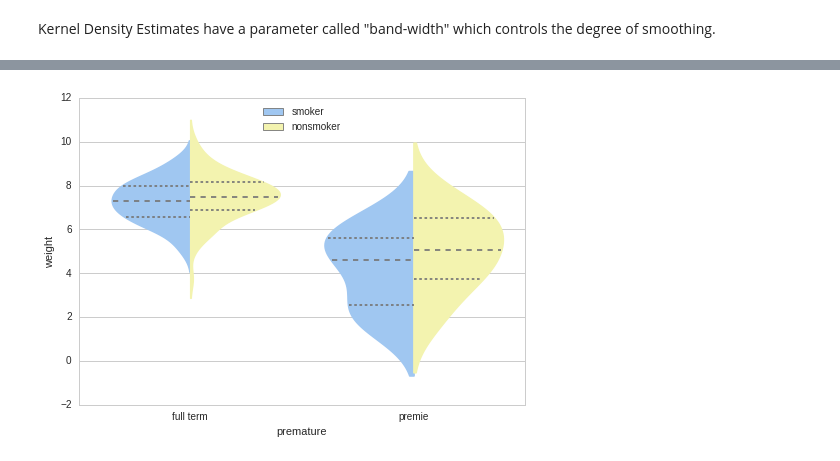
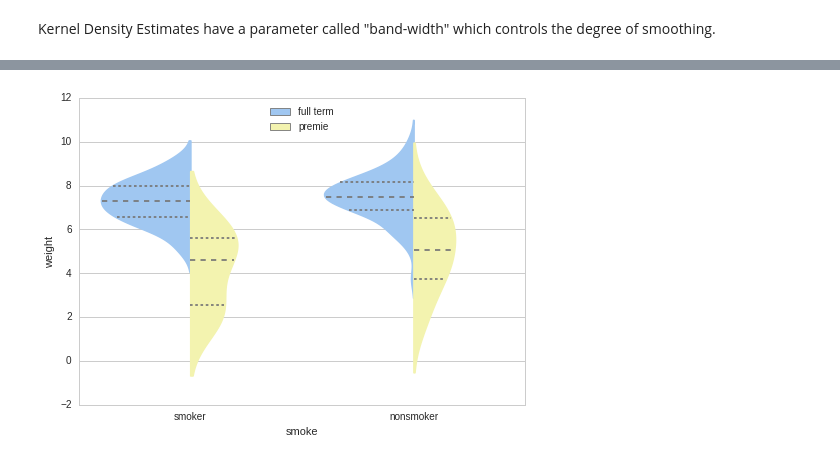
Before and after one commit to Bio204-class/bio204-notebooks, a Jupyter notebook: inclass-2016-03-23-PandasMatplotlib-Refresher-Seaborn.ipynb, the cells around one changed output, grey strips where cells are left out. Cells and saved outputs as stored; diff of their text form; code cells hidden in the pictures.

```diff
--- a/inclass-2016-03-23-PandasMatplotlib-Refresher-Seaborn.ipynb
+++ b/inclass-2016-03-23-PandasMatplotlib-Refresher-Seaborn.ipynb
@@ -312,10 +313,10 @@ pass
 [figure]
 # %%
 sns.set(style="whitegrid", palette="pastel", color_codes=True)
-sns.violinplot(x="premature", y="weight", hue="smoke", data=births, split=True,
+sns.violinplot(x="smoke", y="weight", hue="premature", data=births, split=True,
                inner='quartile',
-               palette={"smoker": "b", "nonsmoker": "y"})
+               palette={"full term": "b", "premie": "y"})
 plt.legend(loc='upper center')
 pass
 # %% [output]
-[figure, old version]
+[figure, new version]
```
Also changed, not shown: parts of 11 cells of this notebook, 1 other file.
